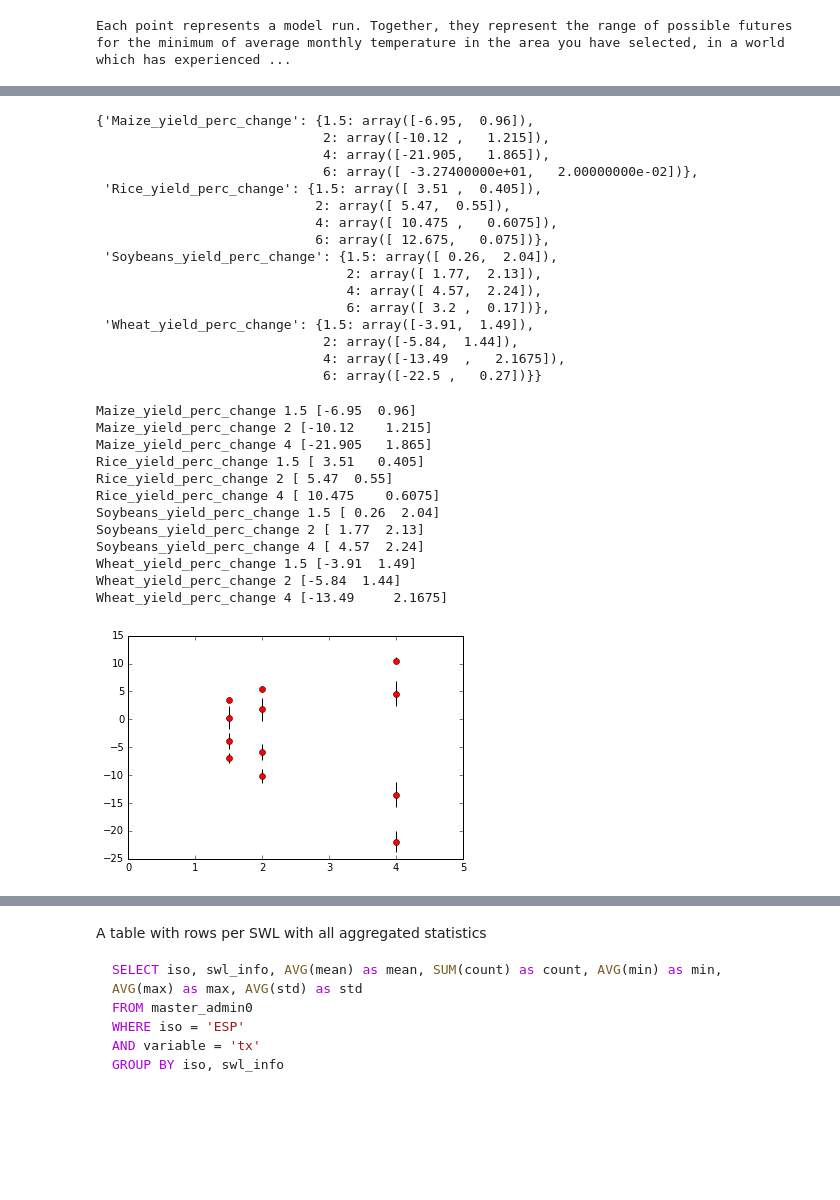
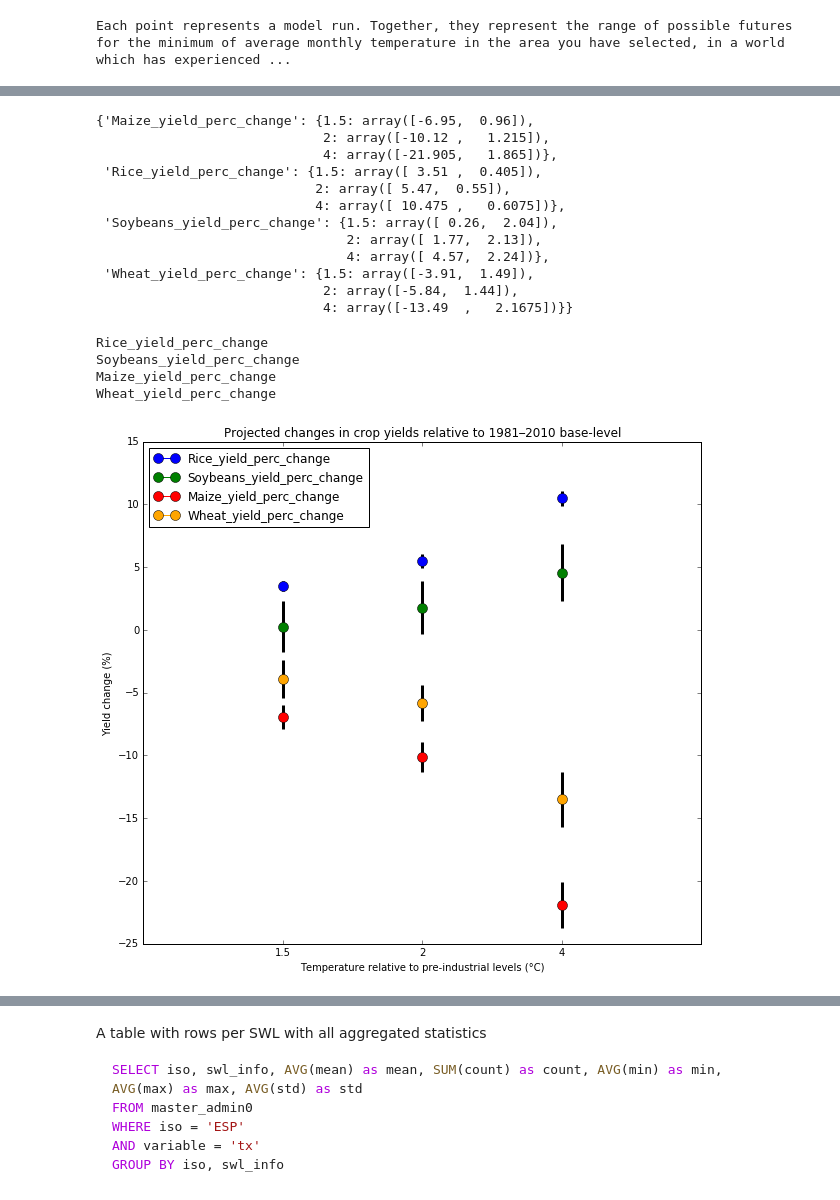
Before and after one commit to Vizzuality/helix-scope-data, a Jupyter notebook: work/backend_examples.ipynb, the cells around one changed output, grey strips where cells are left out. Saved outputs shown, nothing was run; the diff lists cells and outputs as text; code cells hidden in the pictures; blank space fills up the shorter version.

Commit message:
finished crop yield demo widget

```diff
--- a/work/backend_examples.ipynb
+++ b/work/backend_examples.ipynb
@@ -283,7 +284,7 @@ attribute_jsons = {'min':'minimum',
                    'mean':'mean',
                    'std':'standard deviation'}
 
-fig_labeles_json =  {
+fig_labels_json =  {
     'Maize_Irrigation_avoided_perc_change':'Yield change avoided by irrigation (%)',
     'Maize_yield_perc_change':'Yield change (%)',
     'Rice_Irrigation_avoided_perc_change':'Yield change avoided by irrigation (%)',
@@ -317,6 +318,7 @@ fig_labeles_json =  {
     'tn':'Minimum temperature (°C)',
     'ts':'Mean temperature (°C)',
     'tx':'Maximum temperature (°C)',
+    'swl':'Temperature relative to pre-industrial levels (°C)',
 }
 
 var_units_json =  {
@@ -647,6 +658,8 @@ query=("SELECT mean as value, swl_info as swl, variable "
        "FROM master_admin0 "
        "WHERE variable like '%yield%' "
        "AND iso = '{0}'"
+       "AND swl_info < 6"
+       "ORDER BY swl"
        "".format(iso))
 
 print(query,'\n')
@@ -691,4 +693,18 @@ unique_swl = set(tmp_swl)
 # %%
+# The below python code simply parses the json into an object where I can access the median and IQR
+# convieniently by variable name and SWL
+
+crop_data = r.json()
+
+tmp_variable = []
+tmp_swl = []
+for row in crop_data.get('rows'):
+    tmp_variable.append(row.get('variable'))
+    tmp_swl.append(row.get('swl'))
+
+unique_variables = set(tmp_variable)
+unique_swl = set(tmp_swl)
+
 def give_median_and_IQR(a):
     """from an array a, calculate the median and IQR of the values and return them as a tuple"""
     return(np.median(a), np.percentile(tmp_array, 75) - np.percentile(tmp_array, 25))
@@ -710,44 +726,51 @@ pprint.pprint(crop_d)
 # %% [output]
 {'Maize_yield_perc_change': {1.5: array([-6.95,  0.96]),
                              2: array([-10.12 ,   1.215]),
-                             4: array([-21.905,   1.865]),
-                             6: array([ -3.27400000e+01,   2.00000000e-02])},
+                             4: array([-21.905,   1.865])},
  'Rice_yield_perc_change': {1.5: array([ 3.51 ,  0.405]),
                             2: array([ 5.47,  0.55]),
-                            4: array([ 10.475 ,   0.6075]),
-                            6: array([ 12.675,   0.075])},
+                            4: array([ 10.475 ,   0.6075])},
  'Soybeans_yield_perc_change': {1.5: array([ 0.26,  2.04]),
                                 2: array([ 1.77,  2.13]),
-                                4: array([ 4.57,  2.24]),
-                                6: array([ 3.2 ,  0.17])},
+                                4: array([ 4.57,  2.24])},
  'Wheat_yield_perc_change': {1.5: array([-3.91,  1.49]),
                              2: array([-5.84,  1.44]),
-                             4: array([-13.49  ,   2.1675]),
-                             6: array([-22.5 ,   0.27])}}
+                             4: array([-13.49  ,   2.1675])}}
 # %%
+plot_colors = {'Maize_yield_perc_change': 'red',
+               'Rice_yield_perc_change':  'blue',
+               'Soybeans_yield_perc_change': 'green',
+               'Wheat_yield_perc_change': 'orange'}
+
+plt.figure(figsize=(10,9))
 for key in crop_d:
-    for swl_key in [1.5,2,4]:
-        print(key, swl_key, crop_d[key][swl_key])
-        plt.plot(swl_key, crop_d[key][swl_key][0],'or')
-        plt.vlines(swl_key,
+    print(key)
+    position = 0
+    for swl_key in [1.5, 2, 4]:
+        position += 1
+        #print(key, swl_key, crop_d[key][swl_key])
+        if swl_key == 1.5:
+            legend_label = key
+        else:
+            legend_label = None
+        plt.plot(position, crop_d[key][swl_key][0], marker='o', ms=10, color=plot_colors[key], label=legend_label)
+        plt.vlines(position,
                    crop_d[key][swl_key][0] - crop_d[key][swl_key][1],
                    crop_d[key][swl_key][0] + crop_d[key][swl_key][1],
+                   lw=3
                   )
 
 
-plt.xlim([0,5])
+plt.xlim([0,4])
+plt.xticks(range(4),['','1.5','2','4'])
+plt.legend(loc=2, scatterpoints = 1)
+plt.title('Projected changes in crop yields relative to 1981–2010 base-level')
+plt.ylabel(fig_labels_json[key])
+plt.xlabel(fig_labels_json['swl'])
 plt.show()
 # %% [output]
-Maize_yield_perc_change 1.5 [-6.95  0.96]
-Maize_yield_perc_change 2 [-10.12    1.215]
-Maize_yield_perc_change 4 [-21.905   1.865]
-Rice_yield_perc_change 1.5 [ 3.51   0.405]
-Rice_yield_perc_change 2 [ 5.47  0.55]
-Rice_yield_perc_change 4 [ 10.475    0.6075]
-Soybeans_yield_perc_change 1.5 [ 0.26  2.04]
-Soybeans_yield_perc_change 2 [ 1.77  2.13]
-Soybeans_yield_perc_change 4 [ 4.57  2.24]
-Wheat_yield_perc_change 1.5 [-3.91  1.49]
-Wheat_yield_perc_change 2 [-5.84  1.44]
-Wheat_yield_perc_change 4 [-13.49     2.1675]
+Rice_yield_perc_change
+Soybeans_yield_perc_change
+Maize_yield_perc_change
+Wheat_yield_perc_change
-[figure, old version]
+[figure, new version]
```
Also changed, not shown: parts of 9 cells of this notebook.
